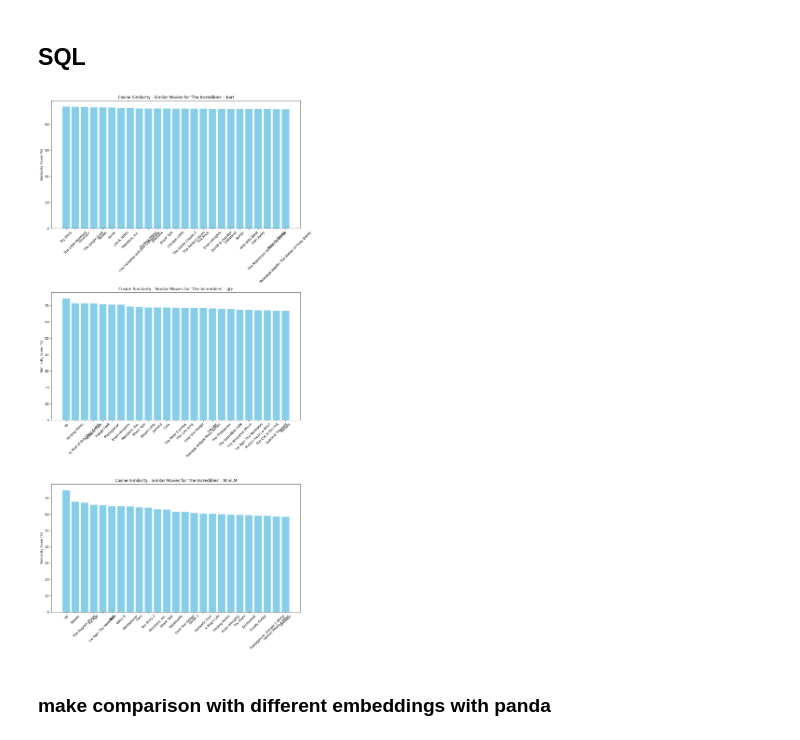
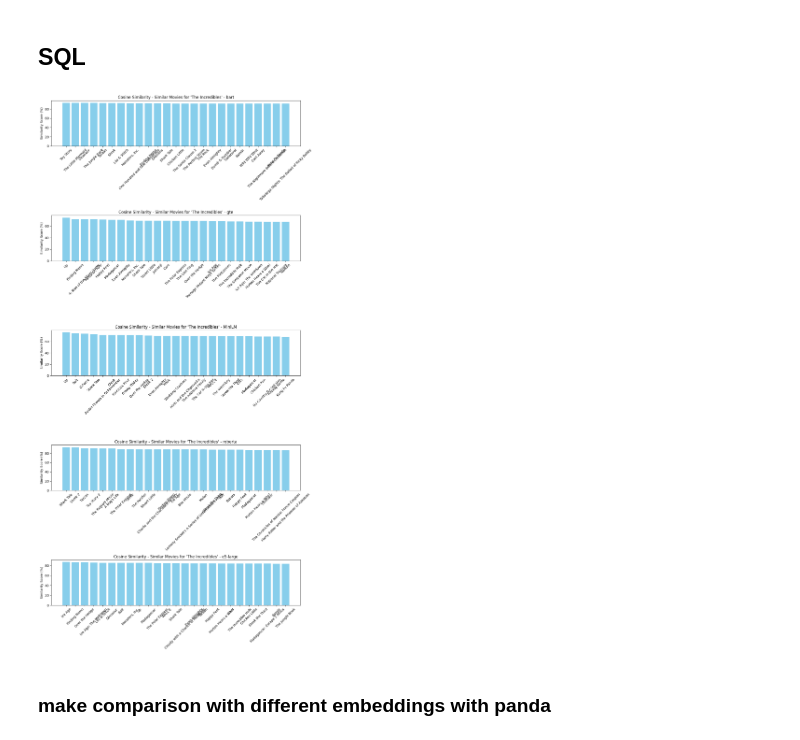
Before and after one commit to AlgoETS/SimilityVectorEmbedding, a Jupyter notebook: pgvector.ipynb, the cells around one changed output. Cells and saved outputs as stored; diff of their text form; code cells hidden in the pictures.

```diff
--- a/pgvector.ipynb
+++ b/pgvector.ipynb
@@ -369,7 +404,7 @@ def plot_similar_movies(similar_movies, title):
 # %%
 def plot_compare_similar_movies_embedding(similar_movies_array, title):
     # Prepare data multiple plot for different embeddings
-    fig, ax = plt.subplots(3, 1, figsize=(12, 24))
+    fig, ax = plt.subplots(5, 1, figsize=(12, 24))
     for i, similar_movies in enumerate(similar_movies_array):
         titles, similarities = zip(*similar_movies)
         similarities = [round(sim * 100, 3) for sim in similarities]  # Convert to percentage and round off
@@ -388,11 +423,13 @@ def plot_compare_similar_movies_embedding(similar_movies_array, title):
 # %%
 # For cosine similarity
 similar_movies_bart = find_similar_movies_sql(query_movie_title, threshold=0, return_n=25, distance_function='<=>', embedding_type='bart')
 similar_movies_gte = find_similar_movies_sql(query_movie_title, threshold=0, return_n=25, distance_function='<=>', embedding_type='gte')
 similar_movies_MiniLM = find_similar_movies_sql(query_movie_title, threshold=0, return_n=25, distance_function='<=>', embedding_type='MiniLM')
-plot_compare_similar_movies_embedding([similar_movies_bart, similar_movies_gte, similar_movies_MiniLM], 'Cosine Similarity')
+similar_movies_roberta = find_similar_movies_sql(query_movie_title, threshold=0, return_n=25, distance_function='<=>', embedding_type='roberta')
+similar_movies_e5_large = find_similar_movies_sql(query_movie_title, threshold=0, return_n=25, distance_function='<=>', embedding_type='e5_large')
+plot_compare_similar_movies_embedding([similar_movies_bart, similar_movies_gte, similar_movies_MiniLM, similar_movies_roberta, similar_movies_e5_large], "Cosine Similarity")
 # %% [output]
-[figure, old version]
+[figure, new version]
 # %% [markdown]
 ### make comparison with different embeddings with panda
 # %%
```
Also changed, not shown: parts of 22 cells of this notebook.
